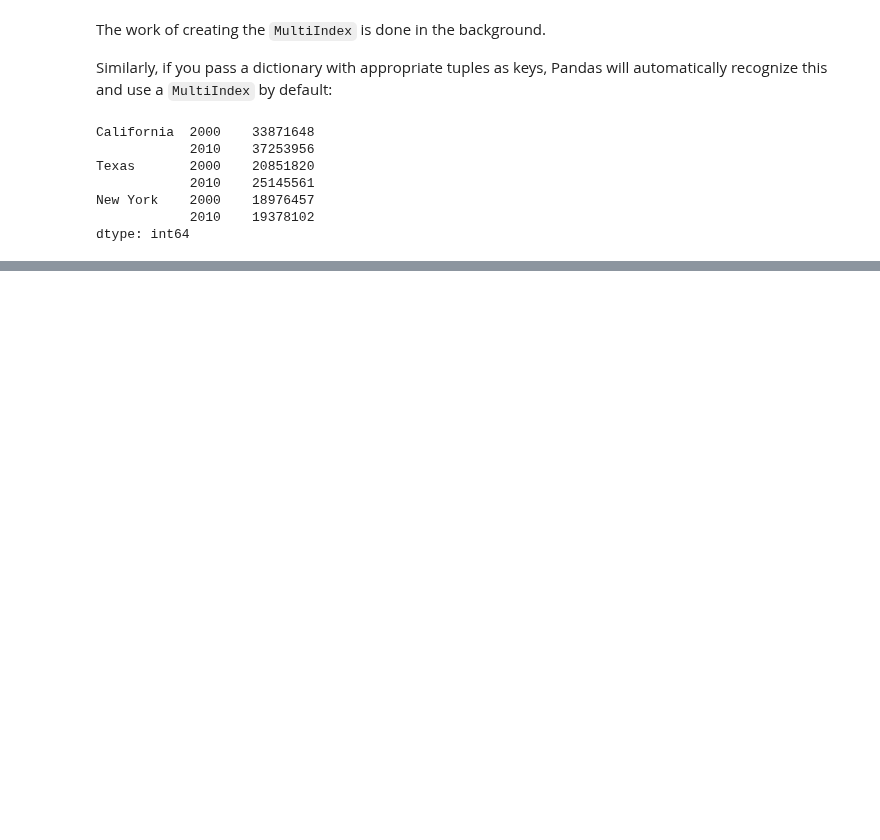
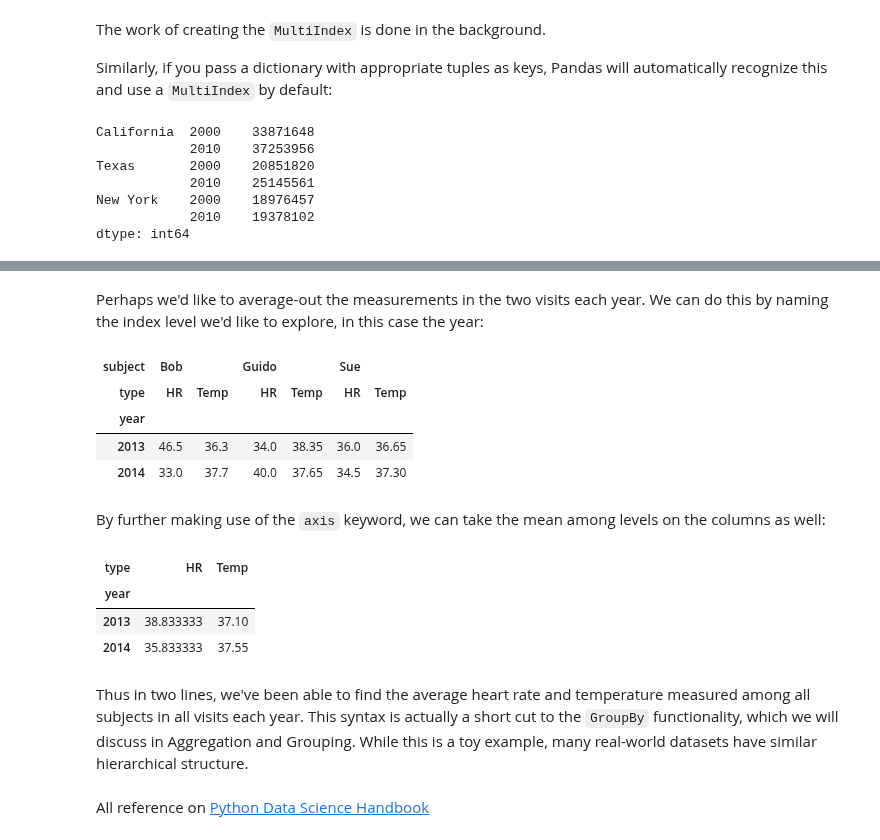
Before and after one commit to rbuzzini/Python, a Jupyter notebook: Notebooks/Data manipulation/Hierarchical Indexing.ipynb, the cells around one changed output, grey strips where cells are left out. Drawn from its saved outputs; the diff is of its cells as text; code cells hidden in the pictures; blank space fills up the shorter version.

```diff
--- a/Notebooks/Data manipulation/Hierarchical Indexing.ipynb
+++ b/Notebooks/Data manipulation/Hierarchical Indexing.ipynb
@@ -184,0 +529,24 @@ For more flexibility in how the index is constructed, you can instead use the cl
+# %% [markdown]
+Perhaps we'd like to average-out the measurements in the two visits each year. We can do this by naming the index level we'd like to explore, in this case the year:
+# %%
+data_mean = health_data.mean(level='year')
+data_mean
+# %% [output]
+| subject | Bob |  | Guido |  | Sue |  |
+| type | HR | Temp | HR | Temp | HR | Temp |
+| year |  |  |  |  |  |  |
+| 2013 | 46.5 | 36.3 | 34.0 | 38.35 | 36.0 | 36.65 |
+| 2014 | 33.0 | 37.7 | 40.0 | 37.65 | 34.5 | 37.30 |
+# %% [markdown]
+By further making use of the `axis` keyword, we can take the mean among levels on the columns as well:
+# %%
+data_mean.mean(axis=1, level='type')
+# %% [output]
+| type | HR | Temp |
+| year |  |  |
+| 2013 | 38.833333 | 37.10 |
+| 2014 | 35.833333 | 37.55 |
+# %% [markdown]
+Thus in two lines, we've been able to find the average heart rate and temperature measured among all subjects in all visits each year. This syntax is actually a short cut to the `GroupBy` functionality, which we will discuss in Aggregation and Grouping. While this is a toy example, many real-world datasets have similar hierarchical structure.
+# %% [markdown]
+All reference on [Python Data Science Handbook](https://www.oreilly.com/library/view/python-data-science/9781491912126/)
```
Also changed, not shown: parts of 60 cells of this notebook.
